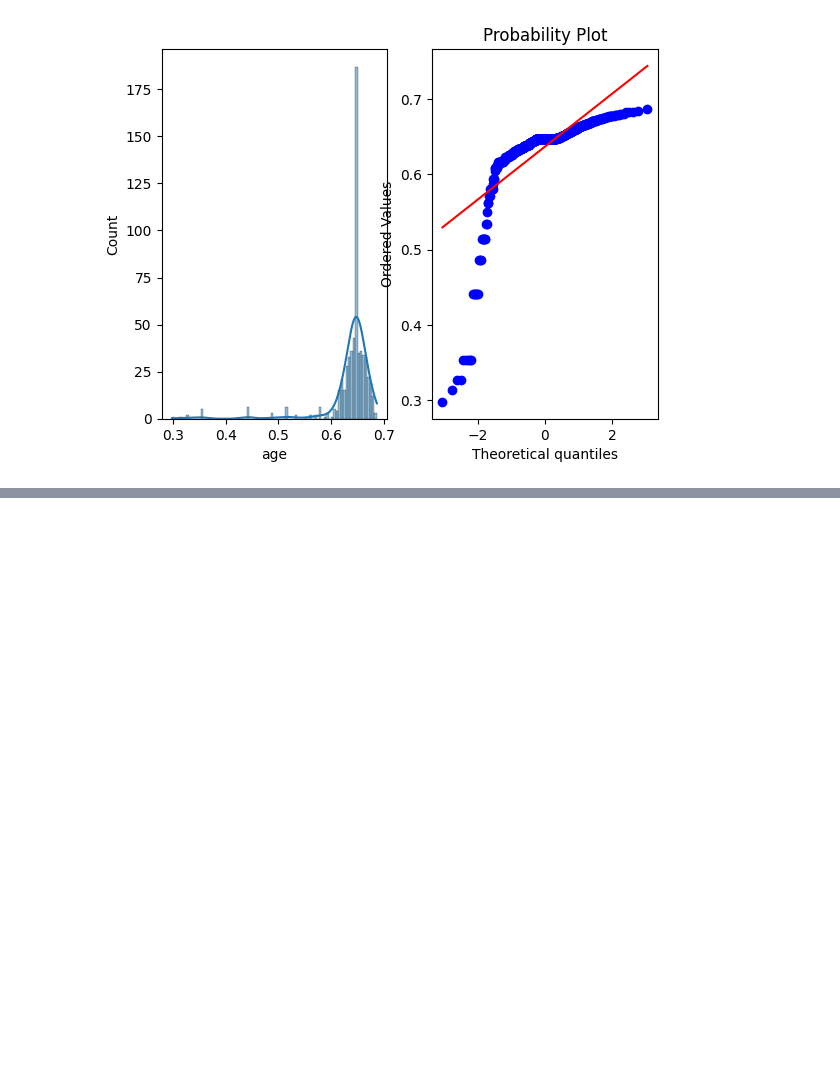
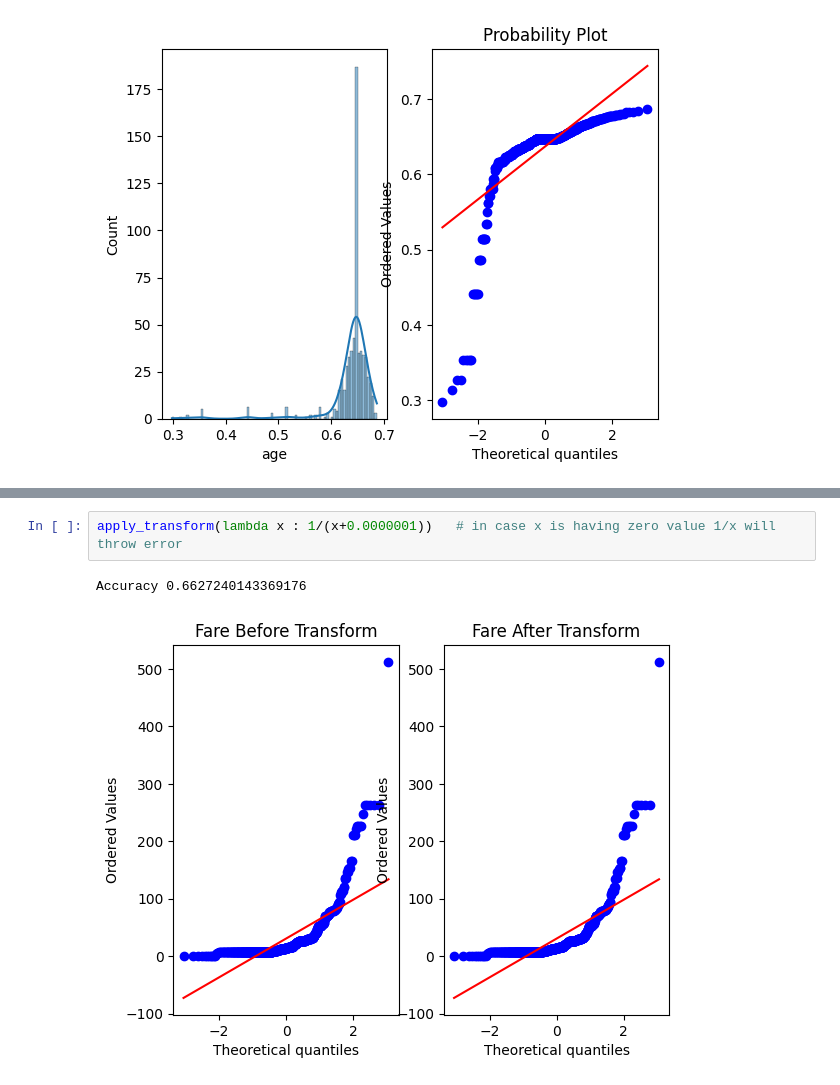
Before and after one commit to revan-desai/machine_learning_for_data_science, a Jupyter notebook: 14_function_transformer_log_transform.ipynb, the cells around one changed output, grey strips where cells are left out. Cells and saved outputs as stored; diff of their text form; blank space fills up the shorter version.

```diff
--- a/14_function_transformer_log_transform.ipynb
+++ b/14_function_transformer_log_transform.ipynb
@@ -180,0 +191,5 @@ def apply_transform(transform):
+# %%
+apply_transform(lambda x : 1/(x+0.0000001))   # in case x is having zero value 1/x will throw error
+# %% [output]
+Accuracy 0.6627240143369176
+[figure, added]
```
Also changed, not shown: parts of 2 cells of this notebook.
